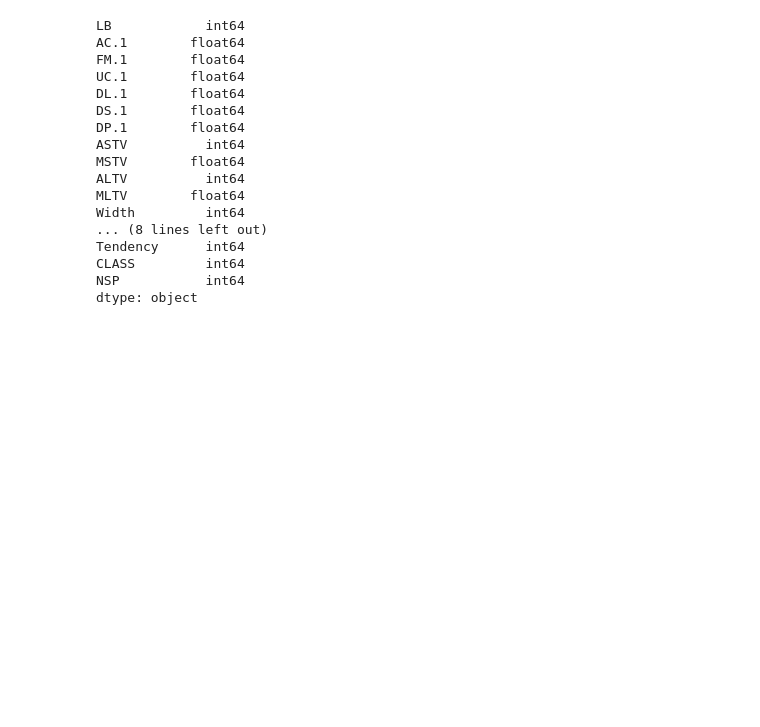
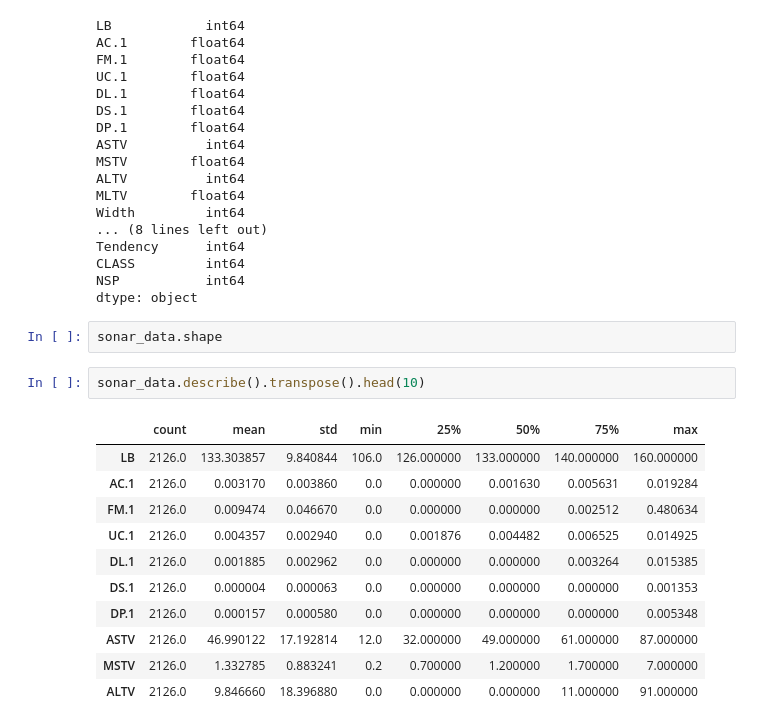
Before and after one commit to AlexTouvras/Evaluation-Improvement, a Jupyter notebook: Evaluation-Improvement.ipynb, the cells around one changed output. Cells and saved outputs as stored; diff of their text form; blank space fills up the shorter version.

```diff
--- a/Evaluation-Improvement.ipynb
+++ b/Evaluation-Improvement.ipynb
@@ -156,3 +161,19 @@ Tendency      int64
 CLASS         int64
 NSP           int64
 dtype: object
+# %%
+sonar_data.shape
+# %%
+sonar_data.describe().transpose().head(10)
+# %% [output]
+|  | count | mean | std | min | 25% | 50% | 75% | max |
+| LB | 2126.0 | 133.303857 | 9.840844 | 106.0 | 126.000000 | 133.000000 | 140.000000 | 160.000000 |
+| AC.1 | 2126.0 | 0.003170 | 0.003860 | 0.0 | 0.000000 | 0.001630 | 0.005631 | 0.019284 |
+| FM.1 | 2126.0 | 0.009474 | 0.046670 | 0.0 | 0.000000 | 0.000000 | 0.002512 | 0.480634 |
+| UC.1 | 2126.0 | 0.004357 | 0.002940 | 0.0 | 0.001876 | 0.004482 | 0.006525 | 0.014925 |
+| DL.1 | 2126.0 | 0.001885 | 0.002962 | 0.0 | 0.000000 | 0.000000 | 0.003264 | 0.015385 |
+| DS.1 | 2126.0 | 0.000004 | 0.000063 | 0.0 | 0.000000 | 0.000000 | 0.000000 | 0.001353 |
+| DP.1 | 2126.0 | 0.000157 | 0.000580 | 0.0 | 0.000000 | 0.000000 | 0.000000 | 0.005348 |
+| ASTV | 2126.0 | 46.990122 | 17.192814 | 12.0 | 32.000000 | 49.000000 | 61.000000 | 87.000000 |
+| MSTV | 2126.0 | 1.332785 | 0.883241 | 0.2 | 0.700000 | 1.200000 | 1.700000 | 7.000000 |
+| ALTV | 2126.0 | 9.846660 | 18.396880 | 0.0 | 0.000000 | 0.000000 | 11.000000 | 91.000000 |
```
Also changed, not shown: parts of 6 cells of this notebook.
